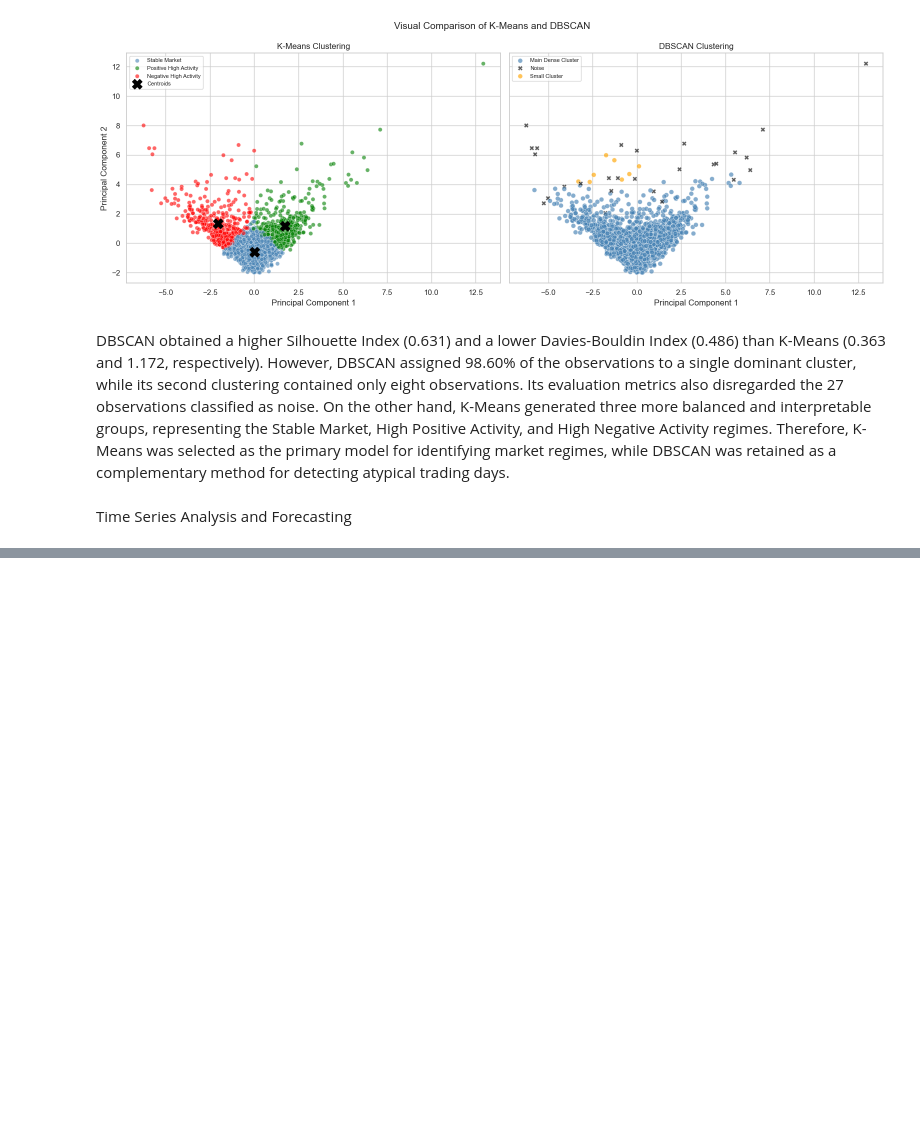
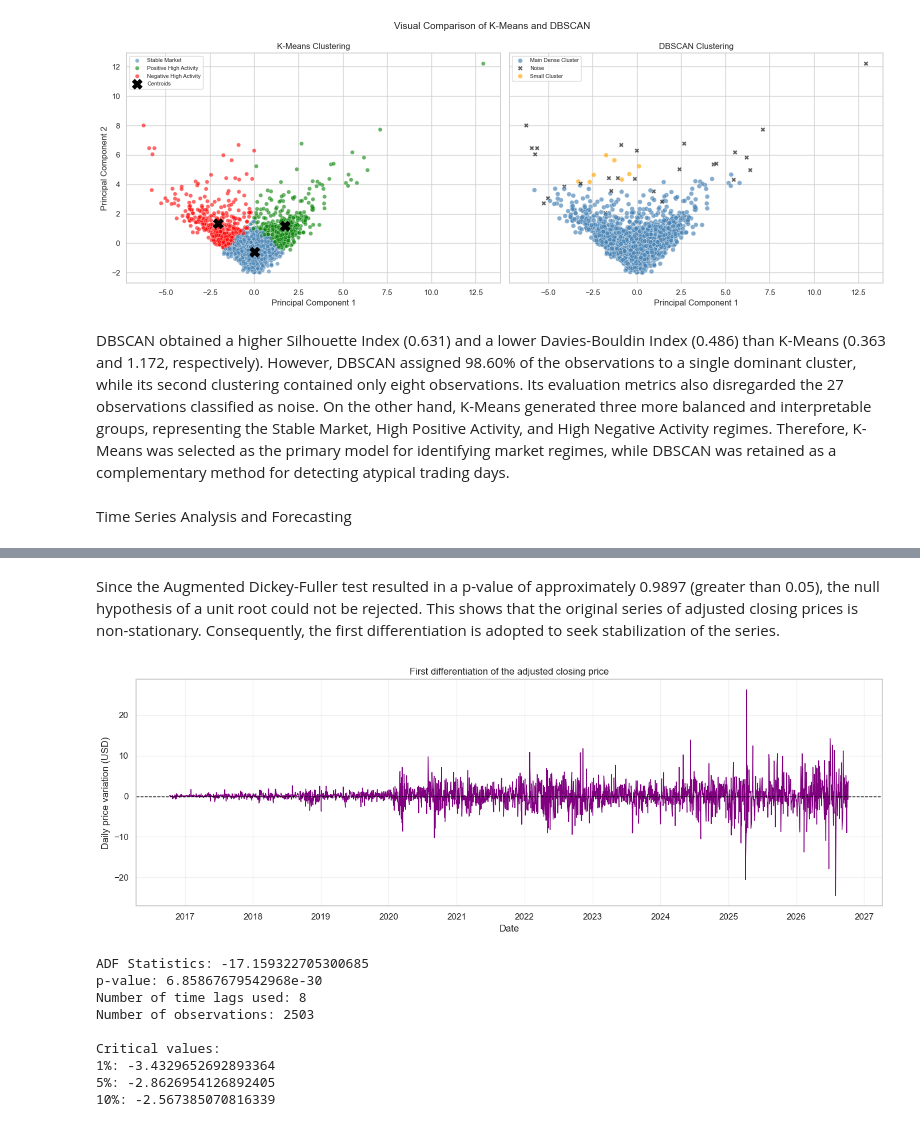
Before and after one commit to 2026228-dev/CA1MLB-2026228, a Jupyter notebook: AAPL.ipynb, the cells around one changed output, grey strips where cells are left out. Cells and saved outputs as stored; diff of their text form; code cells hidden in the pictures; blank space fills up the shorter version.

```diff
--- a/AAPL.ipynb
+++ b/AAPL.ipynb
@@ -1664,0 +1753,16 @@ Time Series Analysis and Forecasting
+# %%
+from statsmodels.tsa.stattools import adfuller
+
+
+adf_result = adfuller(
+    time_series_data["Adj Close"].dropna()
+)
+
+print("Estatística ADF:", adf_result[0])
+print("p-value:", adf_result[1])
+print("Número de defasagens utilizadas:", adf_result[2])
+print("Número de observações:", adf_result[3])
+
+print("\nValores críticos:")
+for level, value in adf_result[4].items():
+    print(f"{level}: {value}")
@@ -1664,0 +1779,54 @@ Time Series Analysis and Forecasting
+# %% [markdown]
+Since the Augmented Dickey-Fuller test resulted in a p-value of approximately 0.9897 (greater than 0.05), the null hypothesis of a unit root could not be rejected. This shows that the original series of adjusted closing prices is non-stationary. Consequently, the first differentiation is adopted to seek stabilization of the series.
+# %%
+first_difference = (
+    time_series_data["Adj Close"]
+    .diff()
+    .dropna()
+)
+
+plt.figure(figsize=(14, 5))
+
+plt.plot(
+    first_difference.index,
+    first_difference,
+    color="purple",
+    linewidth=1
+)
+
+plt.axhline(
+    y=0,
+    color="black",
+    linestyle="--",
+    linewidth=1
+)
+
+plt.title("First differentiation of the adjusted closing price")
+plt.xlabel("Date")
+plt.ylabel("Daily price variation (USD)")
+plt.grid(alpha=0.25)
+plt.tight_layout()
+plt.show()
+
+
+adf_difference_result = adfuller(first_difference)
+
+print("ADF Statistics:", adf_difference_result[0])
+print("p-value:", adf_difference_result[1])
+print("Number of time lags used:", adf_difference_result[2])
+print("Number of observations:", adf_difference_result[3])
+
+print("\nCritical values:")
+for level, value in adf_difference_result[4].items():
+    print(f"{level}: {value}")
+# %% [output]
+[figure, added]
+ADF Statistics: -17.159322705300685
+p-value: 6.85867679542968e-30
+Number of time lags used: 8
+Number of observations: 2503
+
+Critical values:
+1%: -3.4329652692893364
+5%: -2.8626954126892405
+10%: -2.567385070816339
```
Also changed, not shown: parts of 43 cells of this notebook, 1 other file.
